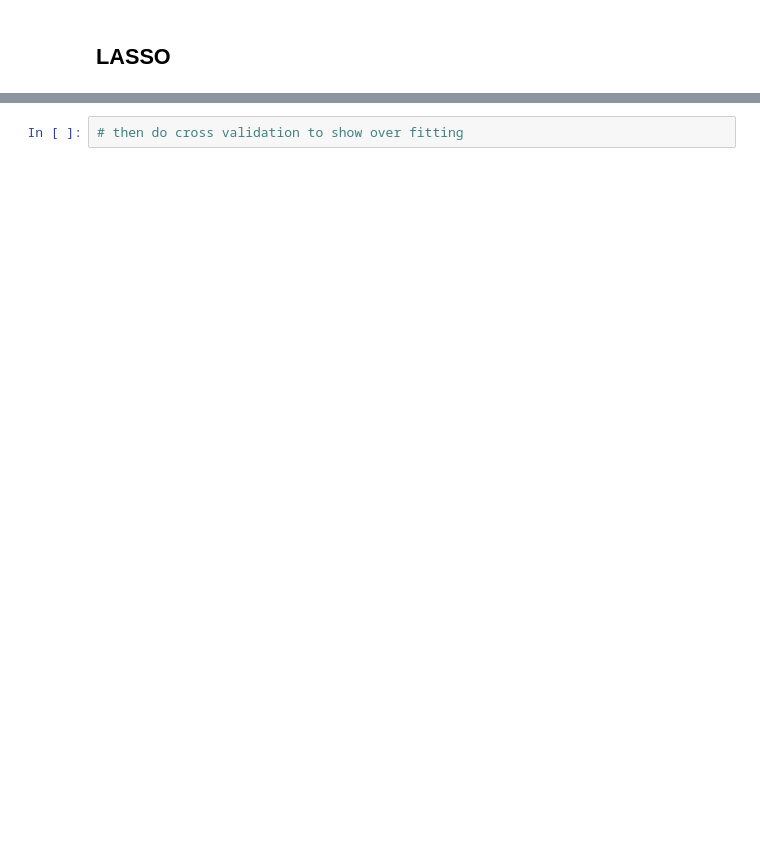
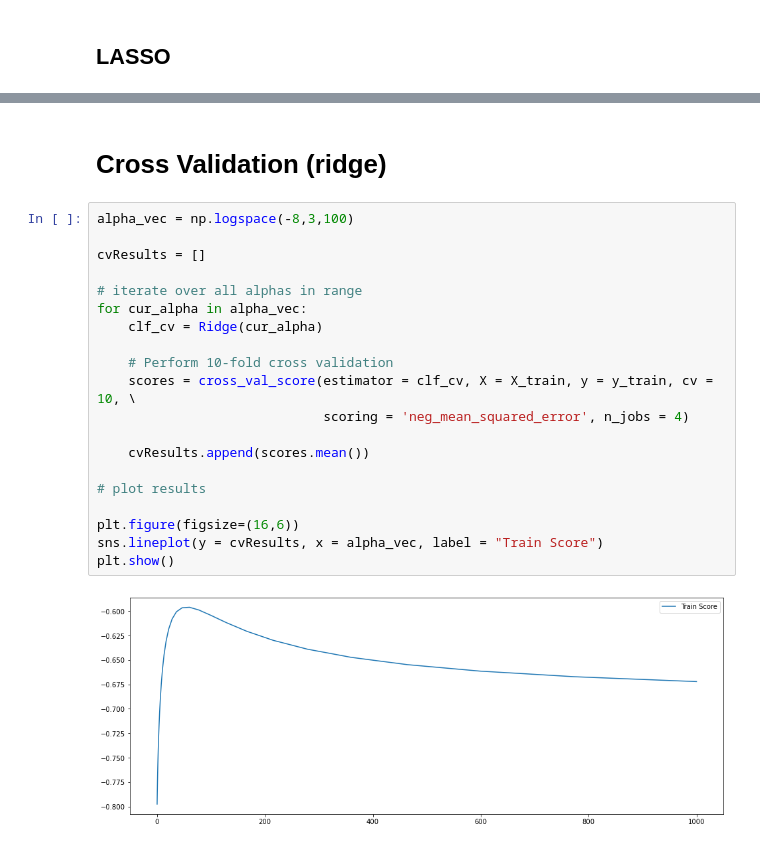
Before and after one commit to Sean-Chaos/DBA-3803-Project, a Jupyter notebook: DBA 3803 project 1.ipynb, the cells around one changed output, grey strips where cells are left out. Drawn from its saved outputs; the diff is of its cells as text; blank space fills up the shorter version.

```diff
--- a/DBA 3803 project 1.ipynb
+++ b/DBA 3803 project 1.ipynb
@@ -323,2 +322,24 @@ plt.show()
+# %% [markdown]
+# Cross Validation (ridge)
 # %%
-# then do cross validation to show over fitting
+alpha_vec = np.logspace(-8,3,100)
+
+cvResults = []
+
+# iterate over all alphas in range
+for cur_alpha in alpha_vec:
+    clf_cv = Ridge(cur_alpha)
+
+    # Perform 10-fold cross validation
+    scores = cross_val_score(estimator = clf_cv, X = X_train, y = y_train, cv = 10, \
+                             scoring = 'neg_mean_squared_error', n_jobs = 4)
+
+    cvResults.append(scores.mean())
+
+# plot results
+
+plt.figure(figsize=(16,6))
+sns.lineplot(y = cvResults, x = alpha_vec, label = "Train Score")
+plt.show()
+# %% [output]
+[figure, added]
```
Also changed, not shown: parts of 22 cells of this notebook.
